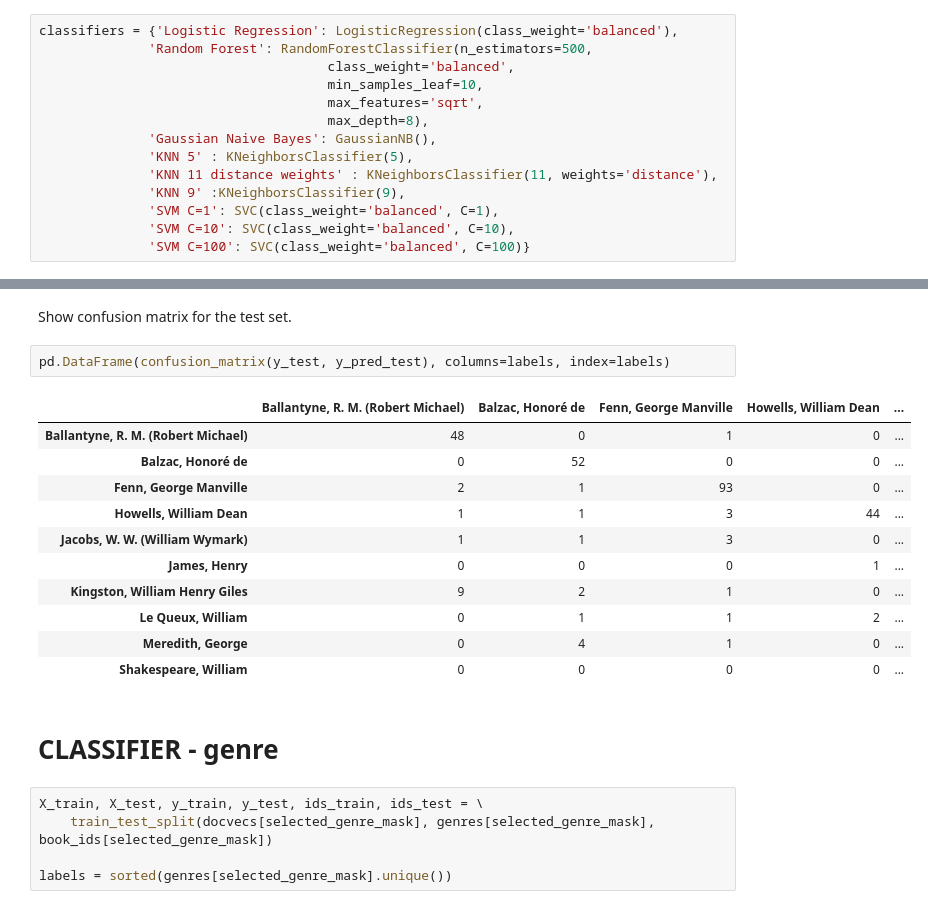
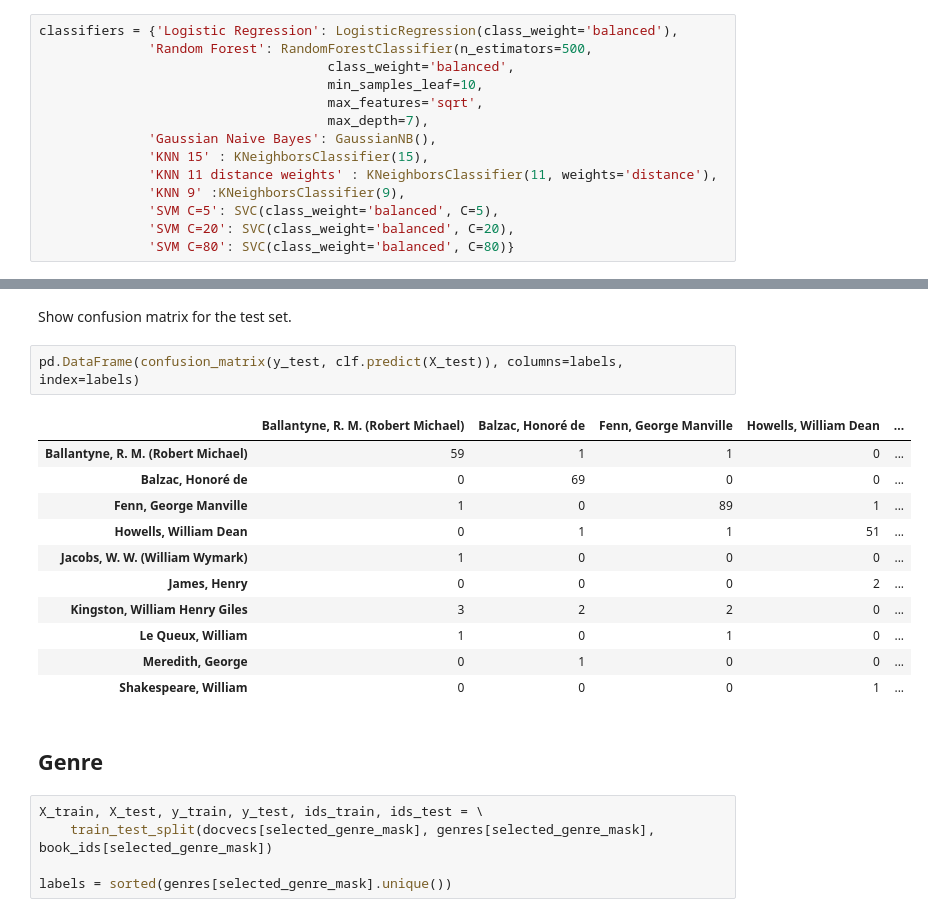
Before and after one commit to hobil/book-genres-prediction, a Jupyter notebook: notebooks/doc2vec_prototype.ipynb, the cells around one changed output, grey strips where cells are left out. Saved outputs shown, nothing was run; the diff lists cells and outputs as text.

```diff
--- a/notebooks/doc2vec_prototype.ipynb
+++ b/notebooks/doc2vec_prototype.ipynb
@@ -435,14 +519,14 @@ classifiers = {'Logistic Regression': LogisticRegression(class_weight='balanced'
                                      class_weight='balanced',
                                      min_samples_leaf=10,
                                      max_features='sqrt',
-                                     max_depth=8),
+                                     max_depth=7),
               'Gaussian Naive Bayes': GaussianNB(),
-              'KNN 5' : KNeighborsClassifier(5),
+              'KNN 15' : KNeighborsClassifier(15),
               'KNN 11 distance weights' : KNeighborsClassifier(11, weights='distance'),
               'KNN 9' :KNeighborsClassifier(9),
-              'SVM C=1': SVC(class_weight='balanced', C=1),
-              'SVM C=10': SVC(class_weight='balanced', C=10),
-              'SVM C=100': SVC(class_weight='balanced', C=100)}
+              'SVM C=5': SVC(class_weight='balanced', C=5),
+              'SVM C=20': SVC(class_weight='balanced', C=20),
+              'SVM C=80': SVC(class_weight='balanced', C=80)}
 # %% [markdown]
 ## Author
 # %%
@@ -489,21 +573,21 @@ LogisticRegression(C=1.0, class_weight='balanced', dual=False,
 # %% [markdown]
 Show confusion matrix for the test set.
 # %%
-pd.DataFrame(confusion_matrix(y_test, y_pred_test), columns=labels, index=labels)
+pd.DataFrame(confusion_matrix(y_test, clf.predict(X_test)), columns=labels, index=labels)
 # %% [output]
 |  | Ballantyne, R. M. (Robert Michael) | Balzac, Honoré de | Fenn, George Manville | Howells, William Dean | ... |
-| Ballantyne, R. M. (Robert Michael) | 48 | 0 | 1 | 0 | ... |
-| Balzac, Honoré de | 0 | 52 | 0 | 0 | ... |
-| Fenn, George Manville | 2 | 1 | 93 | 0 | ... |
-| Howells, William Dean | 1 | 1 | 3 | 44 | ... |
-| Jacobs, W. W. (William Wymark) | 1 | 1 | 3 | 0 | ... |
-| James, Henry | 0 | 0 | 0 | 1 | ... |
-| Kingston, William Henry Giles | 9 | 2 | 1 | 0 | ... |
-| Le Queux, William | 0 | 1 | 1 | 2 | ... |
-| Meredith, George | 0 | 4 | 1 | 0 | ... |
-| Shakespeare, William | 0 | 0 | 0 | 0 | ... |
+| Ballantyne, R. M. (Robert Michael) | 59 | 1 | 1 | 0 | ... |
+| Balzac, Honoré de | 0 | 69 | 0 | 0 | ... |
+| Fenn, George Manville | 1 | 0 | 89 | 1 | ... |
+| Howells, William Dean | 0 | 1 | 1 | 51 | ... |
+| Jacobs, W. W. (William Wymark) | 1 | 0 | 0 | 0 | ... |
+| James, Henry | 0 | 0 | 0 | 2 | ... |
+| Kingston, William Henry Giles | 3 | 2 | 2 | 0 | ... |
+| Le Queux, William | 1 | 0 | 1 | 0 | ... |
+| Meredith, George | 0 | 1 | 0 | 0 | ... |
+| Shakespeare, William | 0 | 0 | 0 | 1 | ... |
-# %% [markdown]
-# CLASSIFIER - genre
+# %% [markdown]
+## Genre
 # %%
 X_train, X_test, y_train, y_test, ids_train, ids_test = \
     train_test_split(docvecs[selected_genre_mask], genres[selected_genre_mask], book_ids[selected_genre_mask])
```
Also changed, not shown: parts of 29 cells of this notebook, 1 other file.
